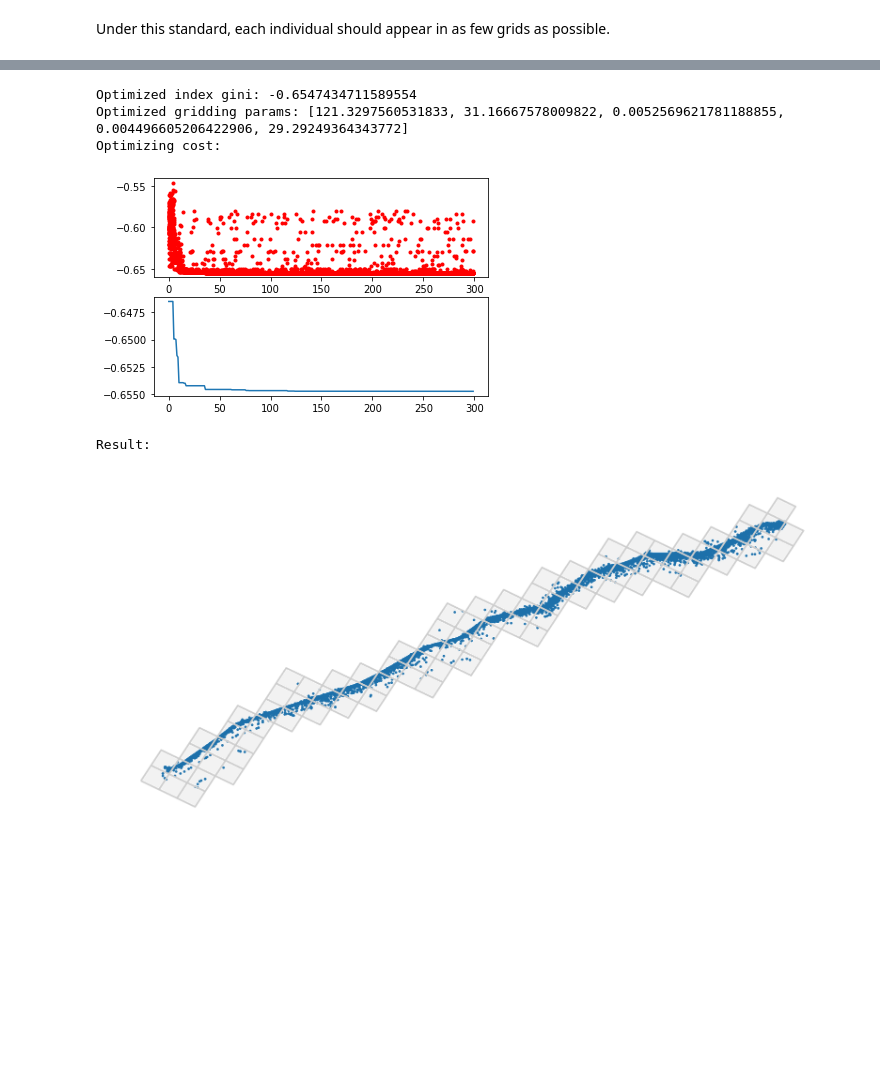
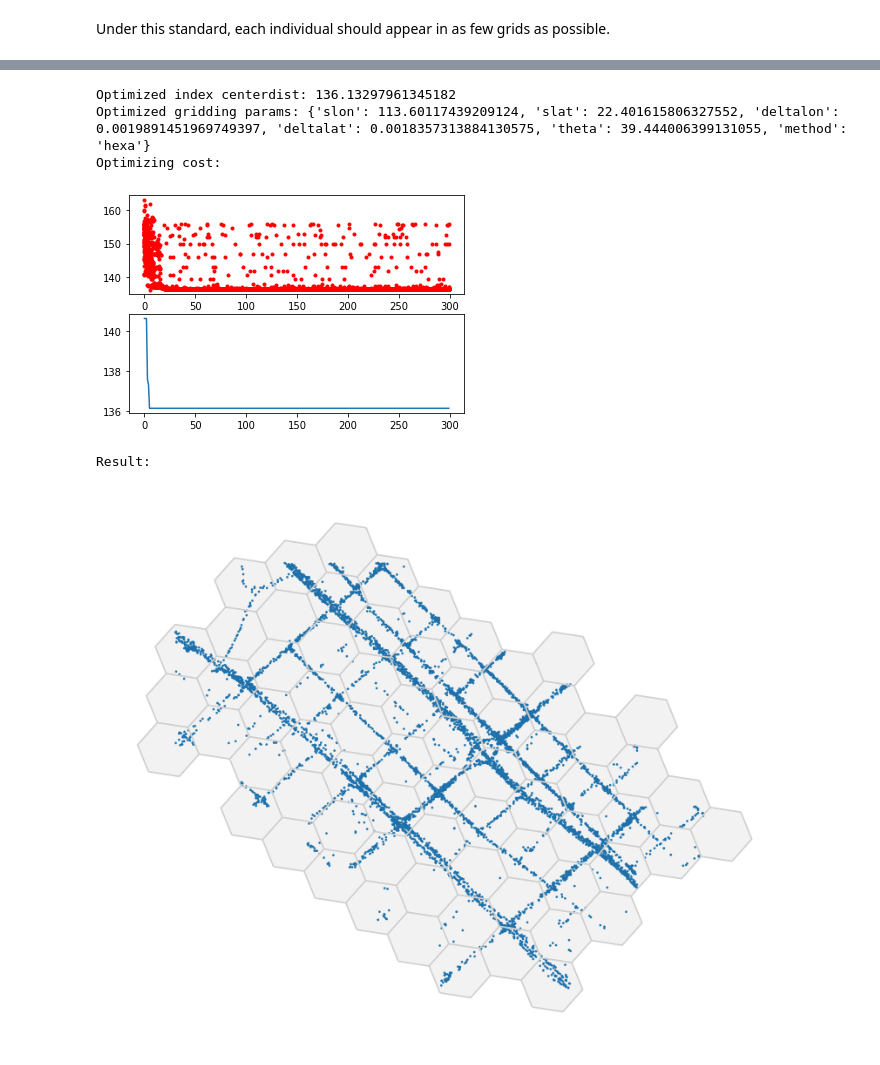
Before and after one commit to ni1o1/transbigdata, a Jupyter notebook: example/Example 6-Optimize grid params.ipynb, the cells around one changed output, grey strips where cells are left out. Drawn from its saved outputs; the diff is of its cells as text; code cells hidden in the pictures; blank space fills up the shorter version.

```diff
--- a/example/Example 6-Optimize grid params.ipynb
+++ b/example/Example 6-Optimize grid params.ipynb
@@ -188,3 +105,0 @@ direction1
-# %%
-bounds = [121.327083,31.166373,121.485128,31.234147]
-initialparams = tbd.grid_params(bounds,accuracy = 500)
@@ -206,15 +125,18 @@ Result:
+# %%
+initialparams = tbd.area_to_params(bounds,accuracy = 500/(6**0.5))
+initialparams['method'] = 'hexa'
 # %%
 #Optimize gridding params
-params_optimized = tbd.grid_params_optimize(direction1,
+params_optimized = tbd.grid_params_optimize(tripdata,
                                             initialparams,
-                                            col=['VehicleId','lon','lat'],
-                                            method='gini',
+                                            col=['track_id','lon','lat'],
+                                            optmethod='centerdist',
                                             sample=0, #not sampling
                                             printlog=True)
 # %% [output]
-Optimized index gini: -0.6547434711589554
-Optimized gridding params: [121.3297560531833, 31.16667578009822, 0.0052569621781188855, 0.004496605206422906, 29.29249364343772]
+Optimized index centerdist: 136.13297961345182
+Optimized gridding params: {'slon': 113.60117439209124, 'slat': 22.401615806327552, 'deltalon': 0.0019891451969749397, 'deltalat': 0.0018357313884130575, 'theta': 39.444006399131055, 'method': 'hexa'}
 Optimizing cost:
-[figure, old version]
+[figure, new version]
 Result:
-[figure, old version]
+[figure, new version]
```
Also changed, not shown: parts of 15 cells of this notebook, 7 other files.
